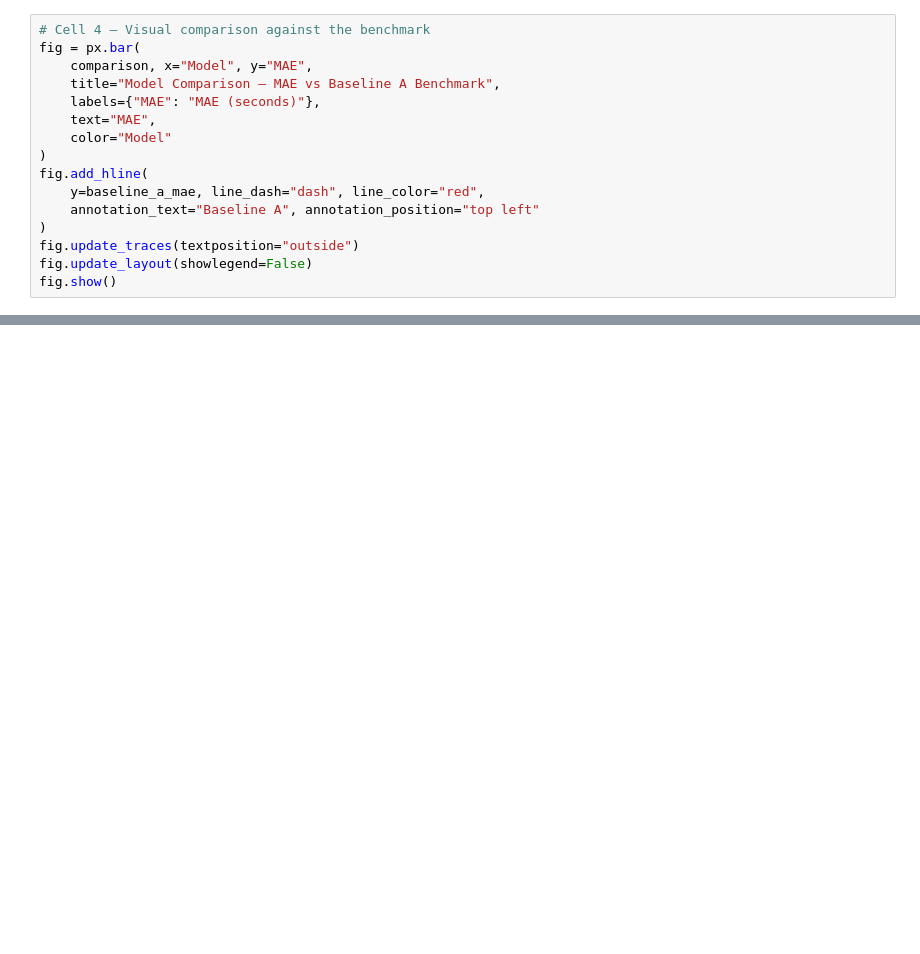
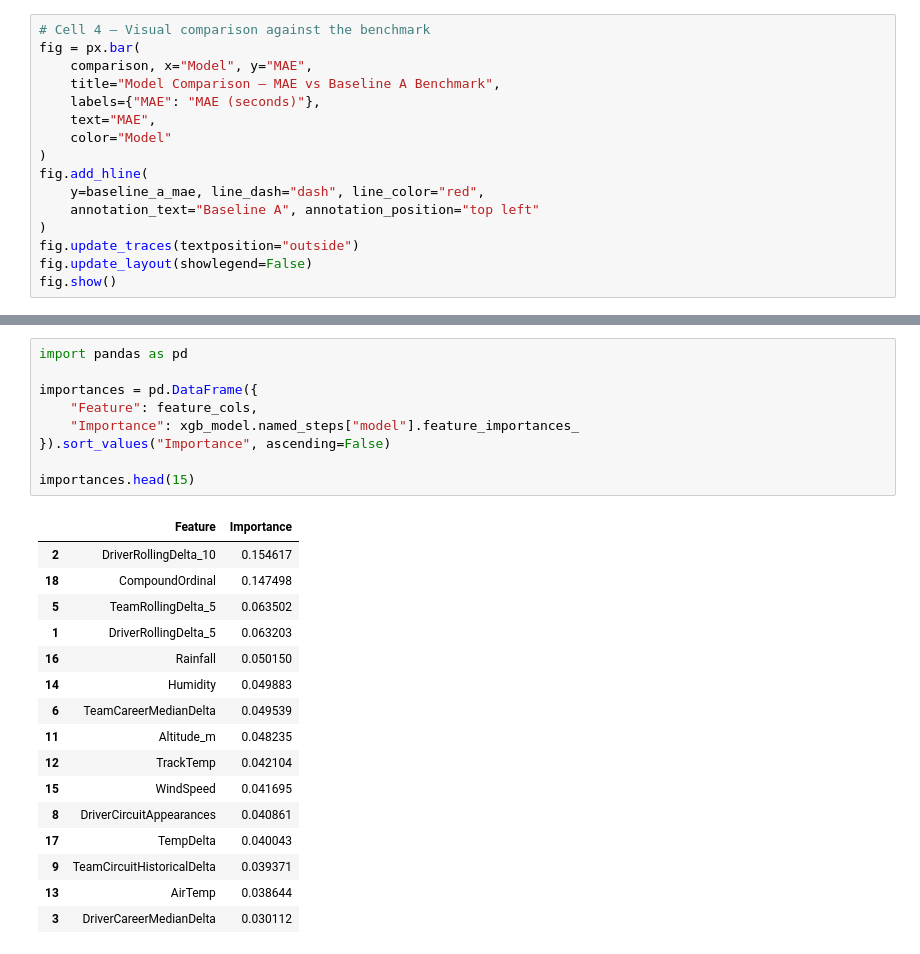
Before and after one commit to SiriJ079/f1-qualifying-lap-predictor, a Jupyter notebook: notebooks/05_model_comparison.ipynb, the cells around one changed output, grey strips where cells are left out. Drawn from its saved outputs; the diff is of its cells as text; blank space fills up the shorter version.

```diff
--- a/notebooks/05_model_comparison.ipynb
+++ b/notebooks/05_model_comparison.ipynb
@@ -131,0 +132,26 @@ by_team
+# %%
+import pandas as pd
+
+importances = pd.DataFrame({
+    "Feature": feature_cols,
+    "Importance": xgb_model.named_steps["model"].feature_importances_
+}).sort_values("Importance", ascending=False)
+
+importances.head(15)
+# %% [output]
+|  | Feature | Importance |
+| 2 | DriverRollingDelta_10 | 0.154617 |
+| 18 | CompoundOrdinal | 0.147498 |
+| 5 | TeamRollingDelta_5 | 0.063502 |
+| 1 | DriverRollingDelta_5 | 0.063203 |
+| 16 | Rainfall | 0.050150 |
+| 14 | Humidity | 0.049883 |
+| 6 | TeamCareerMedianDelta | 0.049539 |
+| 11 | Altitude_m | 0.048235 |
+| 12 | TrackTemp | 0.042104 |
+| 15 | WindSpeed | 0.041695 |
+| 8 | DriverCircuitAppearances | 0.040861 |
+| 17 | TempDelta | 0.040043 |
+| 9 | TeamCircuitHistoricalDelta | 0.039371 |
+| 13 | AirTemp | 0.038644 |
+| 3 | DriverCareerMedianDelta | 0.030112 |
```
Also changed, not shown: parts of 9 cells of this notebook.
